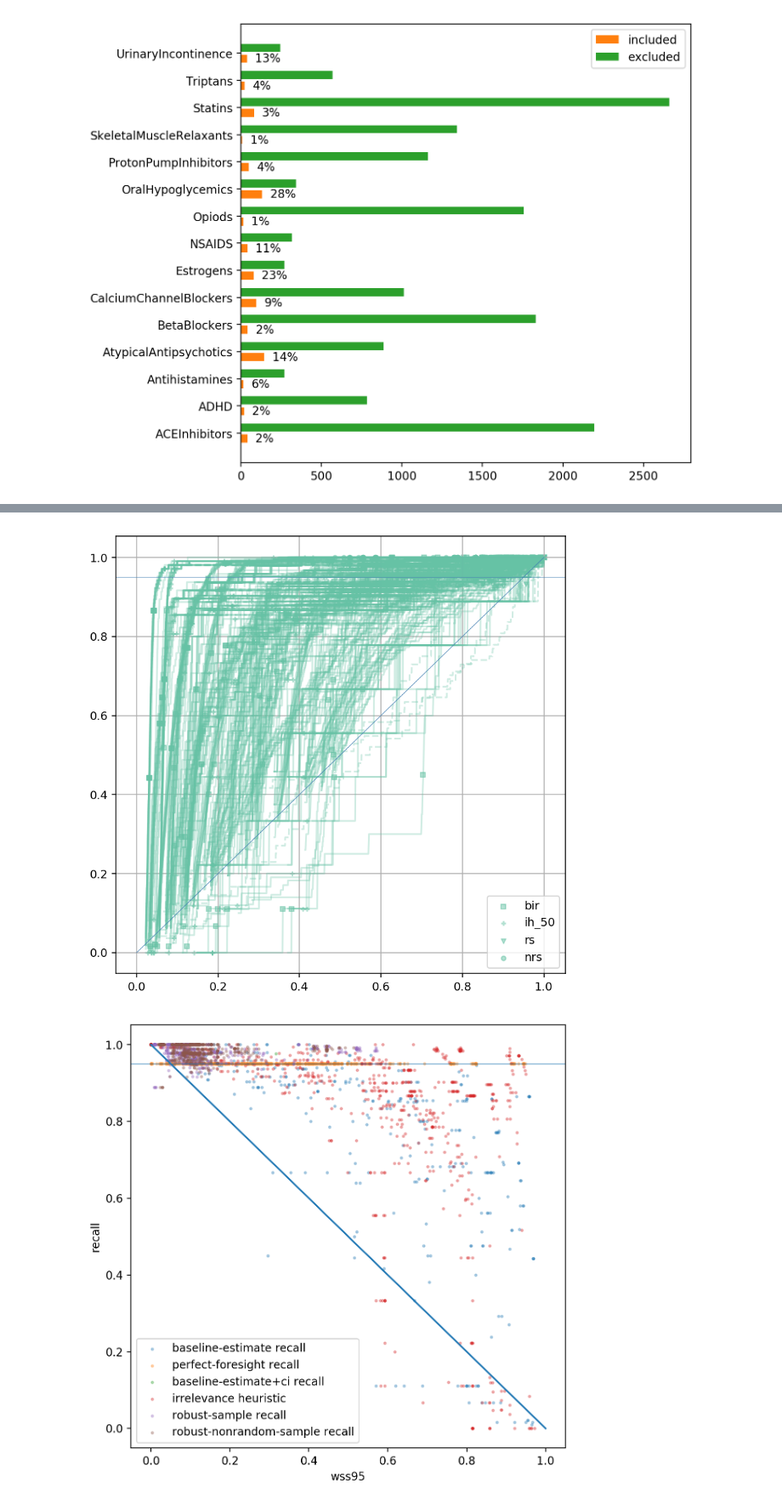
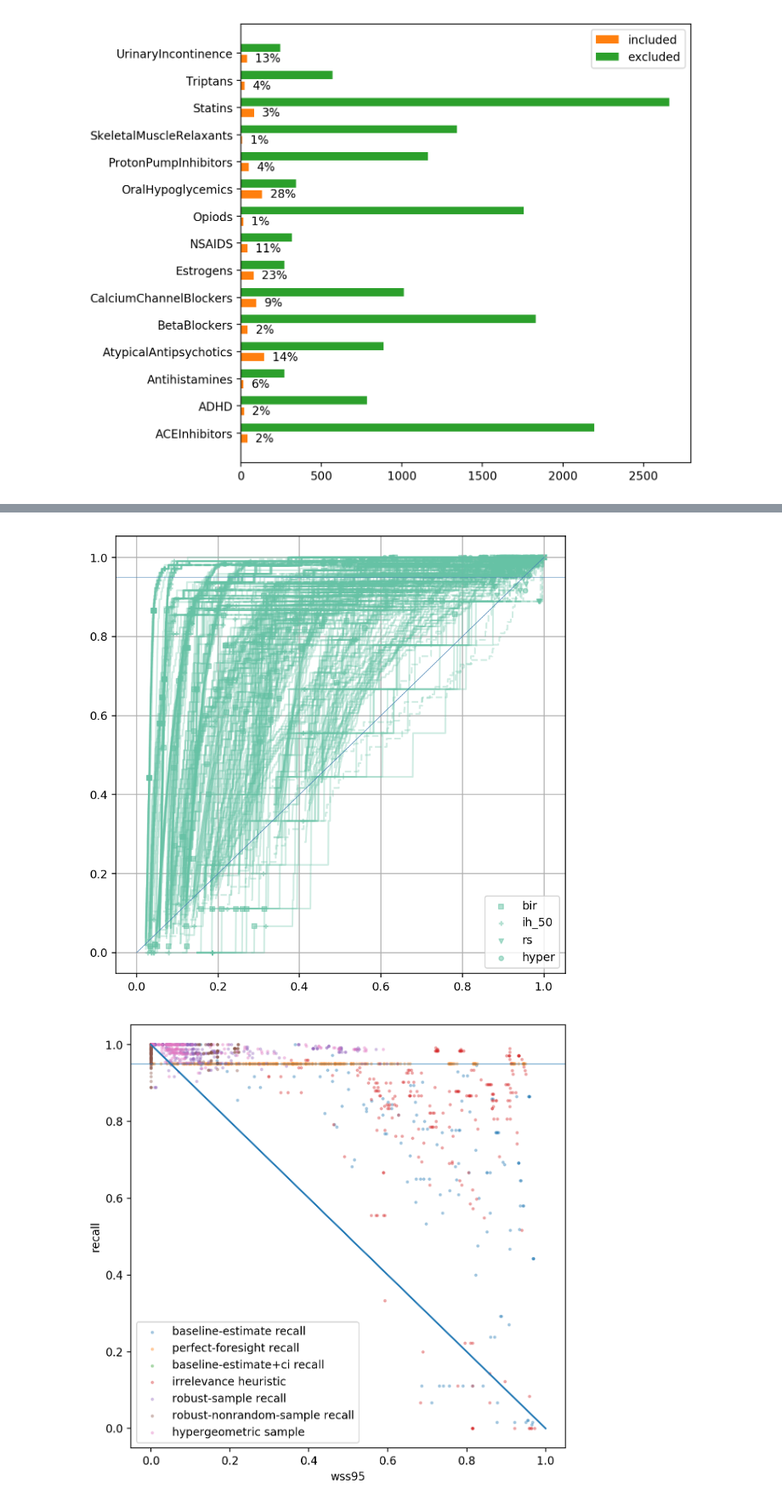
Before and after one commit to mcallaghan/rapid-screening, a Jupyter notebook: analysis/evaluation.ipynb, the cells around one changed output, grey strips where cells are left out. Shown at 85% size. Saved outputs shown, nothing was run; the diff lists cells and outputs as text; code cells hidden in the pictures.

```diff
--- a/analysis/evaluation.ipynb
+++ b/analysis/evaluation.ipynb
@@ -179,7 +179,7 @@ for i, p in pdf.iterrows():
     #ax.plot(p['random_work_track'], p['estimated_recall_path'])
     #ax.plot(p['random_work_track'], p['estimated_p_path'])
 
-s_crit = ["bir","ih_50","rs","nrs"]
+s_crit = ["bir","ih_50","rs", "hyper"]
 
 import itertools
 marker = itertools.cycle((',', '+', 'v', 'o', '*',':'))
@@ -203,7 +203,7 @@ ax.grid()
 
 plt.show()
 # %% [output]
-[figure, old version]
+[figure, new version]
 # %%
 fig, ax = plt.subplots(figsize=(7,7),dpi=200)
 s = 4
@@ -234,34 +234,41 @@ ax.scatter(
     results_df['wss95_ih_50'],
     results_df['recall_ih_50'],
     alpha=a,
     label="irrelevance heuristic",
     s=s
 )
 
 ax.scatter(
     results_df['wss95_rs'], results_df['recall_rs'],
     alpha=a,
     label="robust-sample recall",
     s=s
 )
 
 ax.scatter(
     results_df['wss95_nrs'], results_df['recall_rs'],
     alpha=a,
     label="robust-nonrandom-sample recall",
     s=s
 )
 
+ax.scatter(
+    results_df['wss95_hyper'], results_df['recall_hyper'],
+    alpha=a,
+    label="hypergeometric sample",
+    s=s
+)
+
 ax.legend()
 ax.set_ylabel('recall')
 ax.set_xlabel('wss95')
 
 ax.plot([1,0],)
 
 ax.axhline(0.95, lw=0.5)
 plt.show()
 # %% [output]
-[figure, old version]
+[figure, new version]
 # %%
 fig, ax = plt.subplots(figsize=(7,7),dpi=200)
 for ih in [50,100,200]:
```
Also changed, not shown: parts of 9 cells of this notebook, 1 other file.
